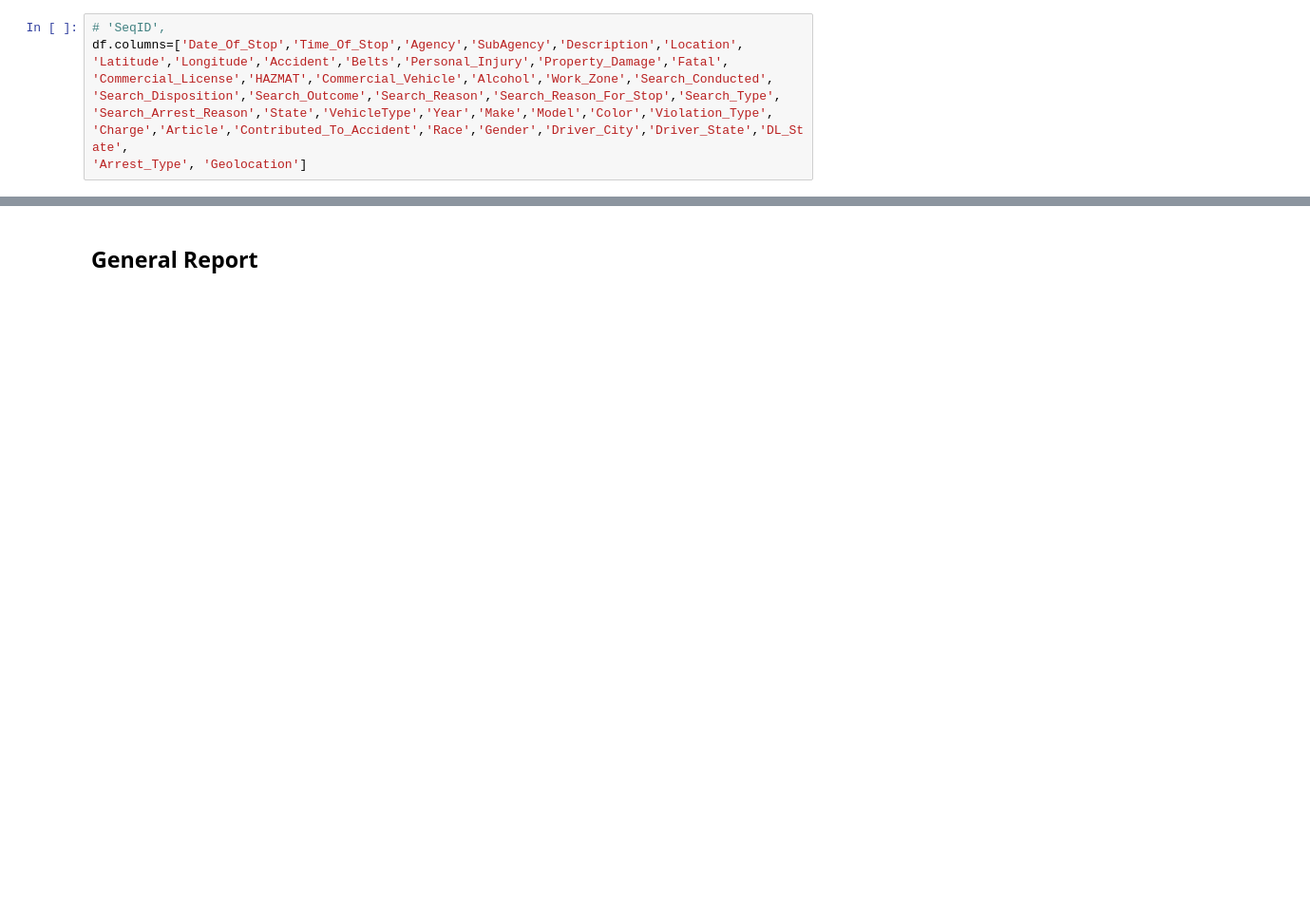
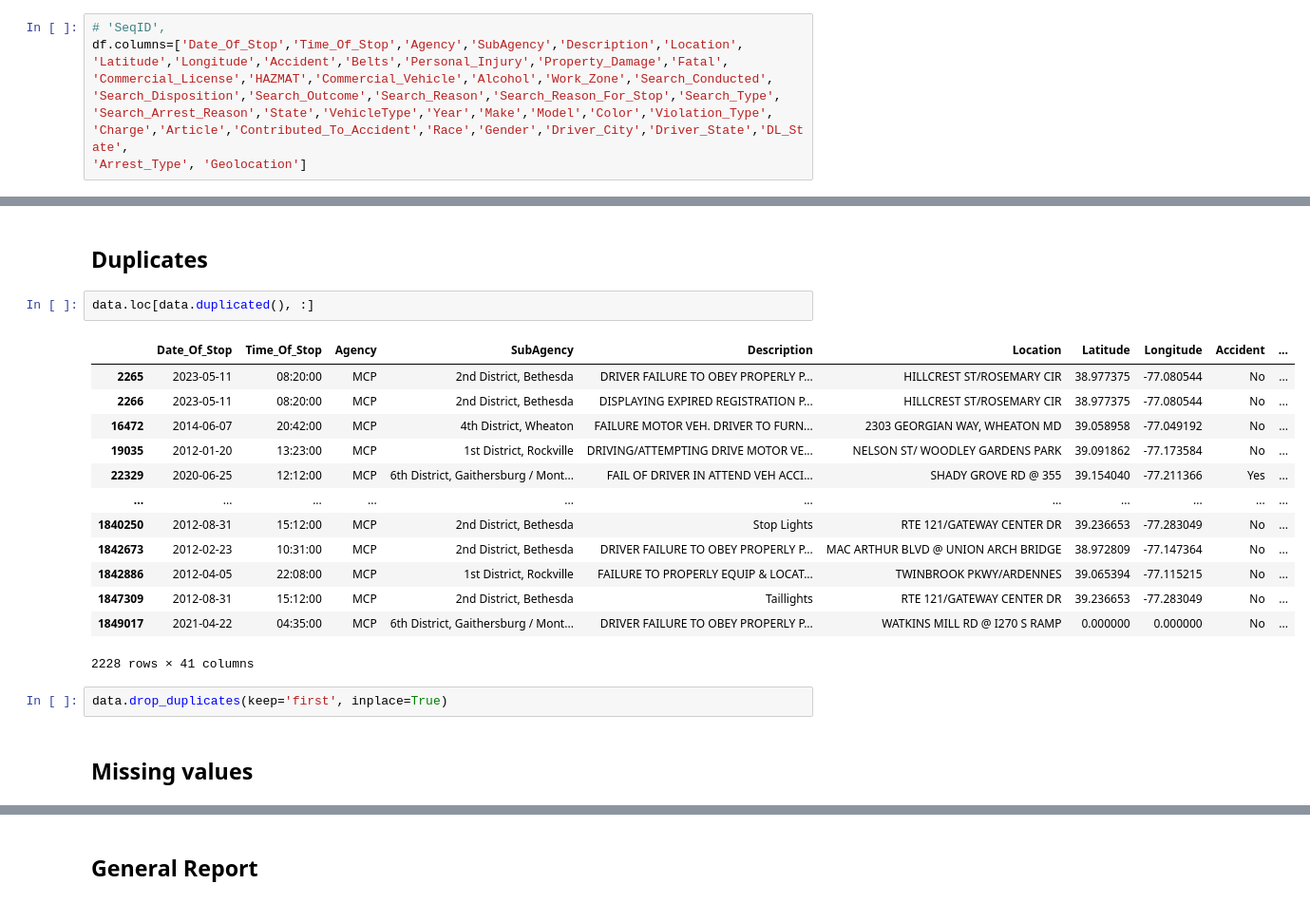
Before and after one commit to avariza/JAQLN-AI, a Jupyter notebook: tasks/EDA.ipynb, the cells around one changed output, grey strips where cells are left out. Shown at 95% size. Drawn from its saved outputs; the diff is of its cells as text; blank space fills up the shorter version.

```diff
--- a/tasks/EDA.ipynb
+++ b/tasks/EDA.ipynb
@@ -35,0 +52,22 @@ SyntaxError: invalid syntax (2413980745.py, line 1)
+# %% [markdown]
+## Duplicates
+# %%
+data.loc[data.duplicated(), :]
+# %% [output]
+|  | Date_Of_Stop | Time_Of_Stop | Agency | SubAgency | Description | Location | Latitude | Longitude | Accident | ... |
+| 2265 | 2023-05-11 | 08:20:00 | MCP | 2nd District, Bethesda | DRIVER FAILURE TO OBEY PROPERLY P... | HILLCREST ST/ROSEMARY CIR | 38.977375 | -77.080544 | No | ... |
+| 2266 | 2023-05-11 | 08:20:00 | MCP | 2nd District, Bethesda | DISPLAYING EXPIRED REGISTRATION P... | HILLCREST ST/ROSEMARY CIR | 38.977375 | -77.080544 | No | ... |
+| 16472 | 2014-06-07 | 20:42:00 | MCP | 4th District, Wheaton | FAILURE MOTOR VEH. DRIVER TO FURN... | 2303 GEORGIAN WAY, WHEATON MD | 39.058958 | -77.049192 | No | ... |
+| 19035 | 2012-01-20 | 13:23:00 | MCP | 1st District, Rockville | DRIVING/ATTEMPTING DRIVE MOTOR VE... | NELSON ST/ WOODLEY GARDENS PARK | 39.091862 | -77.173584 | No | ... |
+| 22329 | 2020-06-25 | 12:12:00 | MCP | 6th District, Gaithersburg / Mont... | FAIL OF DRIVER IN ATTEND VEH ACCI... | SHADY GROVE RD @ 355 | 39.154040 | -77.211366 | Yes | ... |
+| ... | ... | ... | ... | ... | ... | ... | ... | ... | ... | ... |
+| 1840250 | 2012-08-31 | 15:12:00 | MCP | 2nd District, Bethesda | Stop Lights | RTE 121/GATEWAY CENTER DR | 39.236653 | -77.283049 | No | ... |
+| 1842673 | 2012-02-23 | 10:31:00 | MCP | 2nd District, Bethesda | DRIVER FAILURE TO OBEY PROPERLY P... | MAC ARTHUR BLVD @ UNION ARCH BRIDGE | 38.972809 | -77.147364 | No | ... |
+| 1842886 | 2012-04-05 | 22:08:00 | MCP | 1st District, Rockville | FAILURE TO PROPERLY EQUIP & LOCAT... | TWINBROOK PKWY/ARDENNES | 39.065394 | -77.115215 | No | ... |
+| 1847309 | 2012-08-31 | 15:12:00 | MCP | 2nd District, Bethesda | Taillights | RTE 121/GATEWAY CENTER DR | 39.236653 | -77.283049 | No | ... |
+| 1849017 | 2021-04-22 | 04:35:00 | MCP | 6th District, Gaithersburg / Mont... | DRIVER FAILURE TO OBEY PROPERLY P... | WATKINS MILL RD @ I270 S RAMP | 0.000000 | 0.000000 | No | ... |
+2228 rows × 41 columns
+# %%
+data.drop_duplicates(keep='first', inplace=True)
+# %% [markdown]
+## Missing values
```
Also changed, not shown: parts of 19 cells of this notebook.
